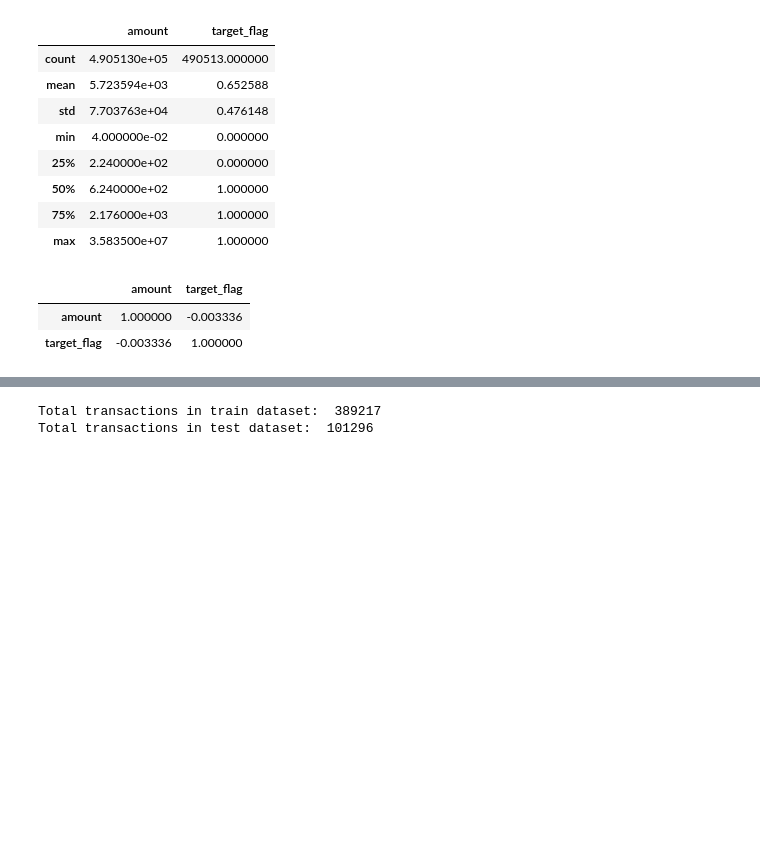
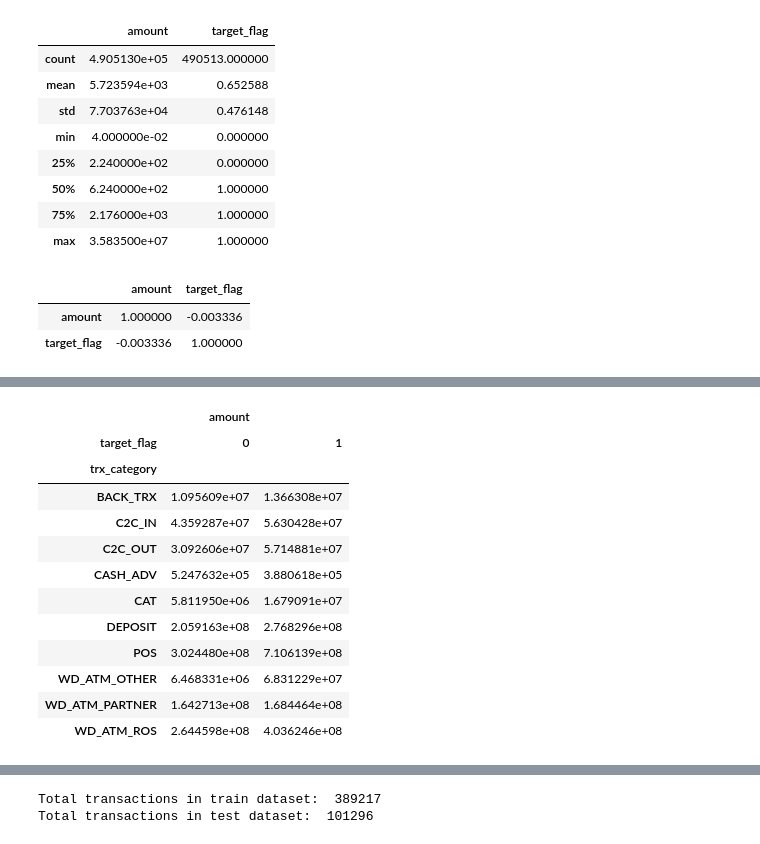
Before and after one commit to dataeli/netology-FE, a Jupyter notebook: HW1.ipynb, the cells around one changed output, grey strips where cells are left out. Cells and saved outputs as stored; diff of their text form; code cells hidden in the pictures; blank space fills up the shorter version.

```diff
--- a/HW1.ipynb
+++ b/HW1.ipynb
@@ -183,0 +208,18 @@ corr_matr
+# %%
+grouped_trx = df[['trx_category', 'amount', 'target_flag']].groupby(['trx_category', 'target_flag']).agg('sum')
+viz_trx = grouped_trx.unstack(fill_value=0)
+viz_trx
+# %% [output]
+|  | amount |  |
+| target_flag | 0 | 1 |
+| trx_category |  |  |
+| BACK_TRX | 1.095609e+07 | 1.366308e+07 |
+| C2C_IN | 4.359287e+07 | 5.630428e+07 |
+| C2C_OUT | 3.092606e+07 | 5.714881e+07 |
+| CASH_ADV | 5.247632e+05 | 3.880618e+05 |
+| CAT | 5.811950e+06 | 1.679091e+07 |
+| DEPOSIT | 2.059163e+08 | 2.768296e+08 |
+| POS | 3.024480e+08 | 7.106139e+08 |
+| WD_ATM_OTHER | 6.468331e+06 | 6.831229e+07 |
+| WD_ATM_PARTNER | 1.642713e+08 | 1.684464e+08 |
+| WD_ATM_ROS | 2.644598e+08 | 4.036246e+08 |
```
Also changed, not shown: parts of 3 cells of this notebook.
